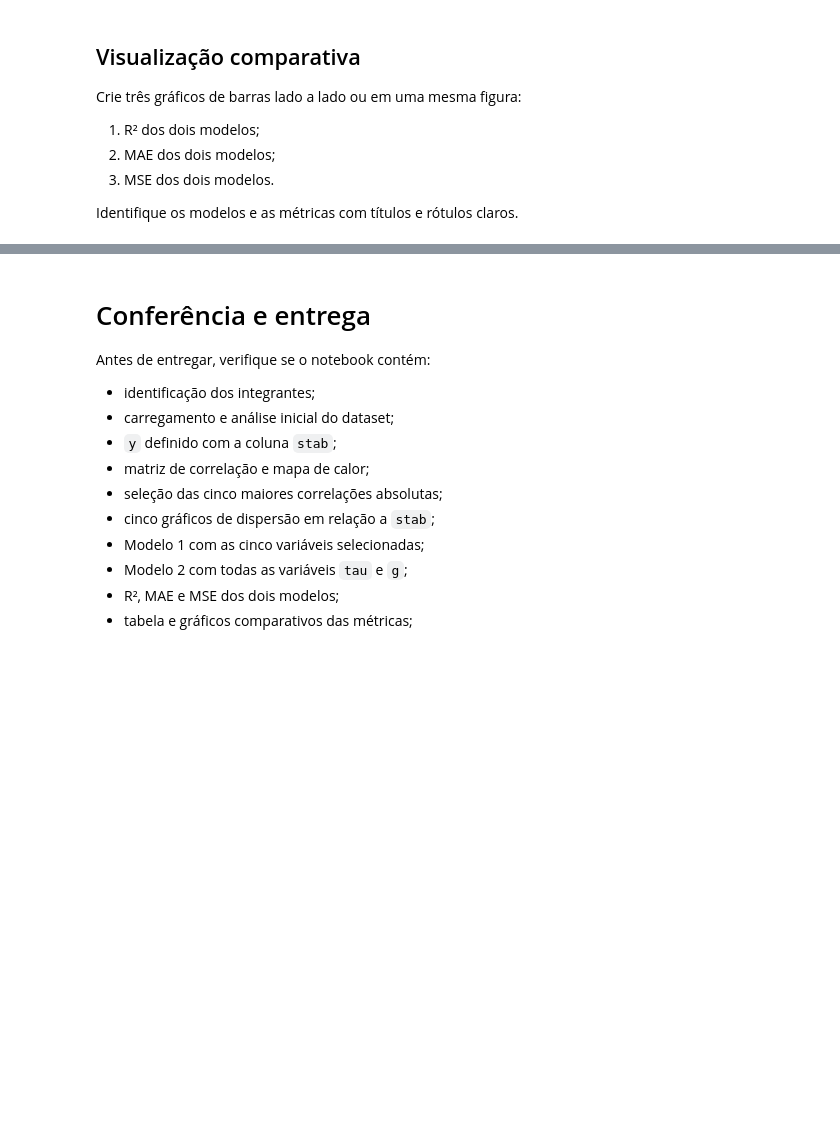
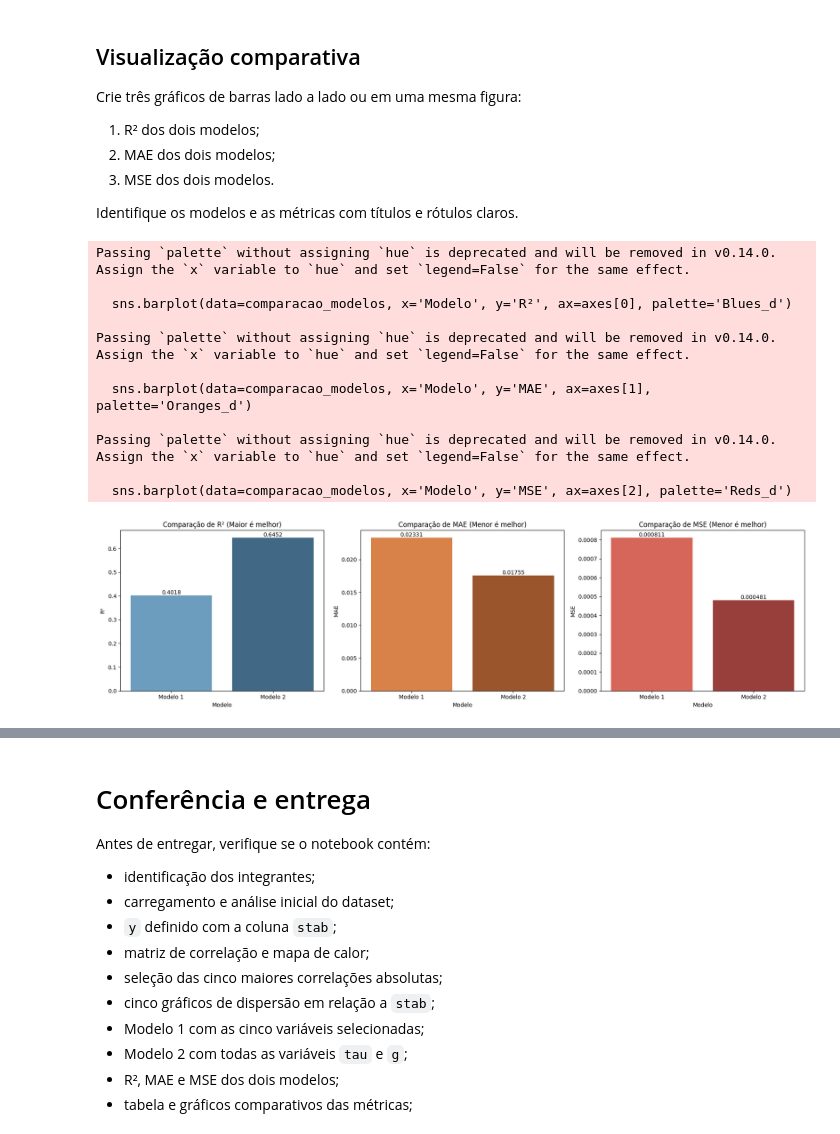
Before and after one commit to caio-fiap/CP05-SERS, a Jupyter notebook: AULA_07_Regressão_Linear_com_Dados_de_Energia.ipynb, the cells around one changed output, grey strips where cells are left out. Drawn from its saved outputs; the diff is of its cells as text; code cells hidden in the pictures; blank space fills up the shorter version.

```diff
--- a/AULA_07_Regressão_Linear_com_Dados_de_Energia.ipynb
+++ b/AULA_07_Regressão_Linear_com_Dados_de_Energia.ipynb
@@ -172,6 +275,9 @@ Calcule R², MAE e MSE. Armazene os resultados nas variáveis `r2_modelo_1`, `ma
 Crie um novo DataFrame chamado `X_tau_g` contendo todas as colunas cujos nomes começam com `tau` ou `g`. Liste as colunas selecionadas para conferir o resultado. A variável target permanece `y = df['stab']`.
 # %%
 # Selecione todas as colunas iniciadas por tau ou g
-# X_tau_g = ...
+colunas_tau_g = [col for col in dados.columns if col.startswith('tau') or col.startswith('g')]
+X_tau_g = dados[colunas_tau_g]
 
 # Liste as colunas selecionadas
+print("Colunas selecionadas para o Modelo 2:")
+print(colunas_tau_g)
@@ -183,5 +292,8 @@ Separe `X_tau_g` e `y` usando novamente 80% para treino, 20% para teste e `rando
 Manter o mesmo `random_state` e a mesma proporção é importante para comparar os modelos sobre os mesmos registros de teste.
 # %%
 # Separe os dados de treino e teste do Modelo 2
+X2_treino, X2_teste, y2_treino, y2_teste = train_test_split(X_tau_g, y, test_size=0.2, random_state=42)
 
 # Confirme se y_teste e y2_teste possuem os mesmos índices
+indices_iguais = y_teste.index.equals(y2_teste.index)
+print(f"Os conjuntos de teste possuem exatamente os mesmos índices? {indices_iguais}")
@@ -211,0 +338,12 @@ Não interprete as métricas de forma isolada: compare os valores obtidos pelos
+# %%
+# Crie e exiba o DataFrame comparacao_modelos
+dados_comparacao = {
+    'Modelo': ['Modelo 1', 'Modelo 2'],
+    'Variáveis utilizadas': ['5 Maiores Correlações (g3, g4, g2, g1, tau1)', 'Todas as 8 variáveis tau e g'],
+    'R²': [r2_modelo_1, r2_modelo_2],
+    'MAE': [mae_modelo_1, mae_modelo_2],
+    'MSE': [mse_modelo_1, mse_modelo_2]
+}
+
+comparacao_modelos = pd.DataFrame(dados_comparacao)
+comparacao_modelos
@@ -224,3 +364,43 @@ Identifique os modelos e as métricas com títulos e rótulos claros.
+# %%
+# Crie os gráficos comparativos das métricas
+fig, axes = plt.subplots(1, 3, figsize=(18, 5))
+
+# Gráfico R²
+sns.barplot(data=comparacao_modelos, x='Modelo', y='R²', ax=axes[0], palette='Blues_d')
+axes[0].set_title('Comparação de R² (Maior é melhor)')
+axes[0].set_ylabel('R²')
+for container in axes[0].containers:
+    axes[0].bar_label(container, fmt='%.4f')
+
+# Gráfico MAE
+sns.barplot(data=comparacao_modelos, x='Modelo', y='MAE', ax=axes[1], palette='Oranges_d')
+axes[1].set_title('Comparação de MAE (Menor é melhor)')
+axes[1].set_ylabel('MAE')
+for container in axes[1].containers:
+    axes[1].bar_label(container, fmt='%.5f')
+
+# Gráfico MSE
+sns.barplot(data=comparacao_modelos, x='Modelo', y='MSE', ax=axes[2], palette='Reds_d')
+axes[2].set_title('Comparação de MSE (Menor é melhor)')
+axes[2].set_ylabel('MSE')
+for container in axes[2].containers:
+    axes[2].bar_label(container, fmt='%.6f')
+
+plt.tight_layout()
+plt.show()
+# %% [output]
+Passing `palette` without assigning `hue` is deprecated and will be removed in v0.14.0. Assign the `x` variable to `hue` and set `legend=False` for the same effect.
+
+  sns.barplot(data=comparacao_modelos, x='Modelo', y='R²', ax=axes[0], palette='Blues_d')
+
+Passing `palette` without assigning `hue` is deprecated and will be removed in v0.14.0. Assign the `x` variable to `hue` and set `legend=False` for the same effect.
+
+  sns.barplot(data=comparacao_modelos, x='Modelo', y='MAE', ax=axes[1], palette='Oranges_d')
+
+Passing `palette` without assigning `hue` is deprecated and will be removed in v0.14.0. Assign the `x` variable to `hue` and set `legend=False` for the same effect.
+
+  sns.barplot(data=comparacao_modelos, x='Modelo', y='MSE', ax=axes[2], palette='Reds_d')
+[figure, added]
 # %% [markdown]
 ## Análise comparativa final
 
```
Also changed, not shown: parts of 20 cells of this notebook.
